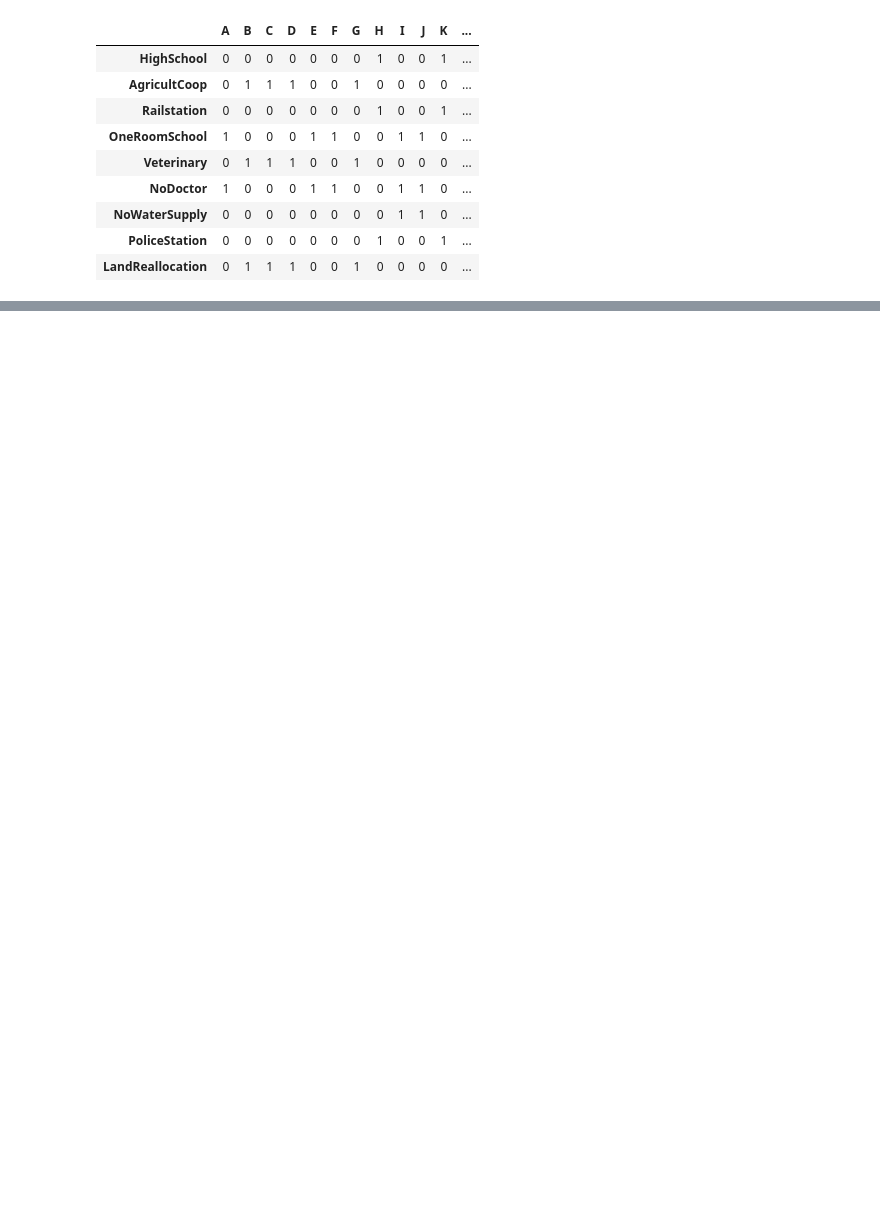
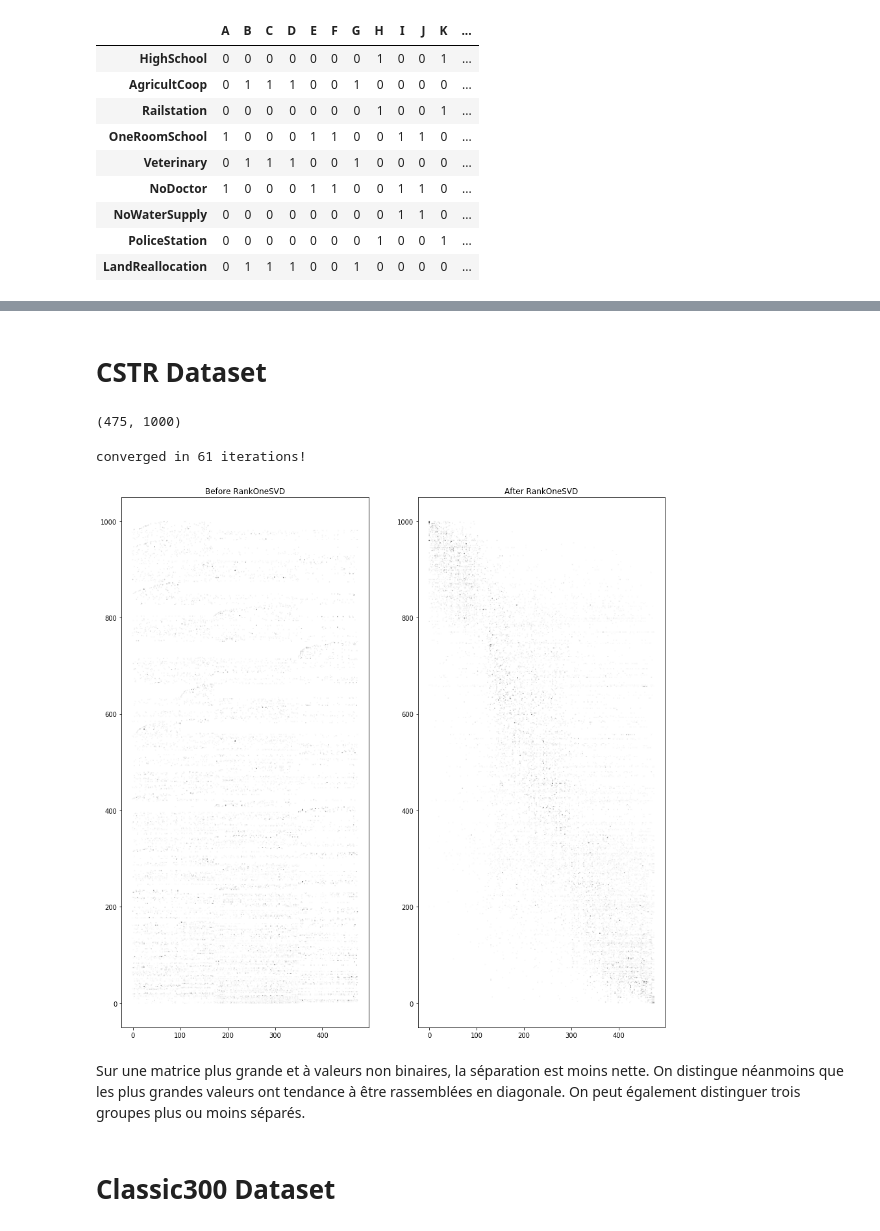
Before and after one commit to miraaitsaada/RankOneSVD, a Jupyter notebook: svd1D.ipynb, the cells around one changed output, grey strips where cells are left out. Cells and saved outputs as stored; diff of their text form; code cells hidden in the pictures; blank space fills up the shorter version.

```diff
--- a/svd1D.ipynb
+++ b/svd1D.ipynb
@@ -133,0 +160,32 @@ plt.show()
+# %% [markdown]
+# CSTR Dataset
+# %%
+mat = loadmat("data/cstr.mat")
+X = mat["fea"]
+
+X.shape
+# %% [output]
+(475, 1000)
+# %%
+u, v = svd_1d(X, 1e-5)
+reordered_X = reorder(X, u, v)
+# %% [output]
+converged in 61 iterations!
+# %%
+x, y = X.nonzero()
+plt.figure(figsize = (15,15))
+plt.subplot(1,2,1)
+plt.scatter(x,y, s=0.3, c=X[x,y], cmap = "binary")
+plt.title("Before RankOneSVD")
+
+x, y = reordered_X.nonzero()
+plt.subplot(1,2,2)
+plt.scatter(x,y, s=0.3, c=reordered_X[x,y], cmap = "binary")
+plt.title("After RankOneSVD")
+plt.show()
+# %% [output]
+[figure, added]
+# %% [markdown]
+Sur une matrice plus grande et à valeurs non binaires, la séparation est moins nette. On distingue néanmoins que les plus grandes valeurs ont tendance à être rassemblées en diagonale. On peut également distinguer trois groupes plus ou moins séparés.
+# %% [markdown]
+# Classic300 Dataset
```
Also changed, not shown: parts of 23 cells of this notebook, 2 other files.
